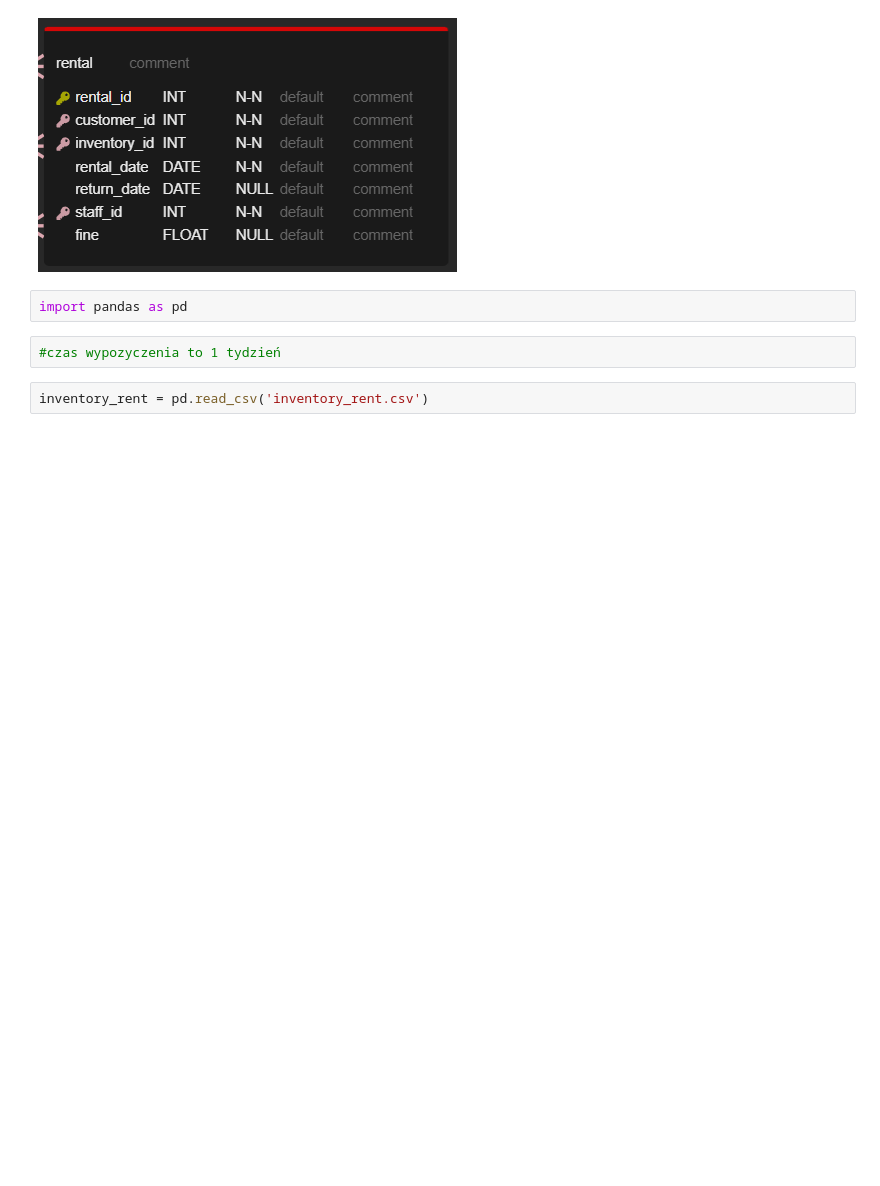
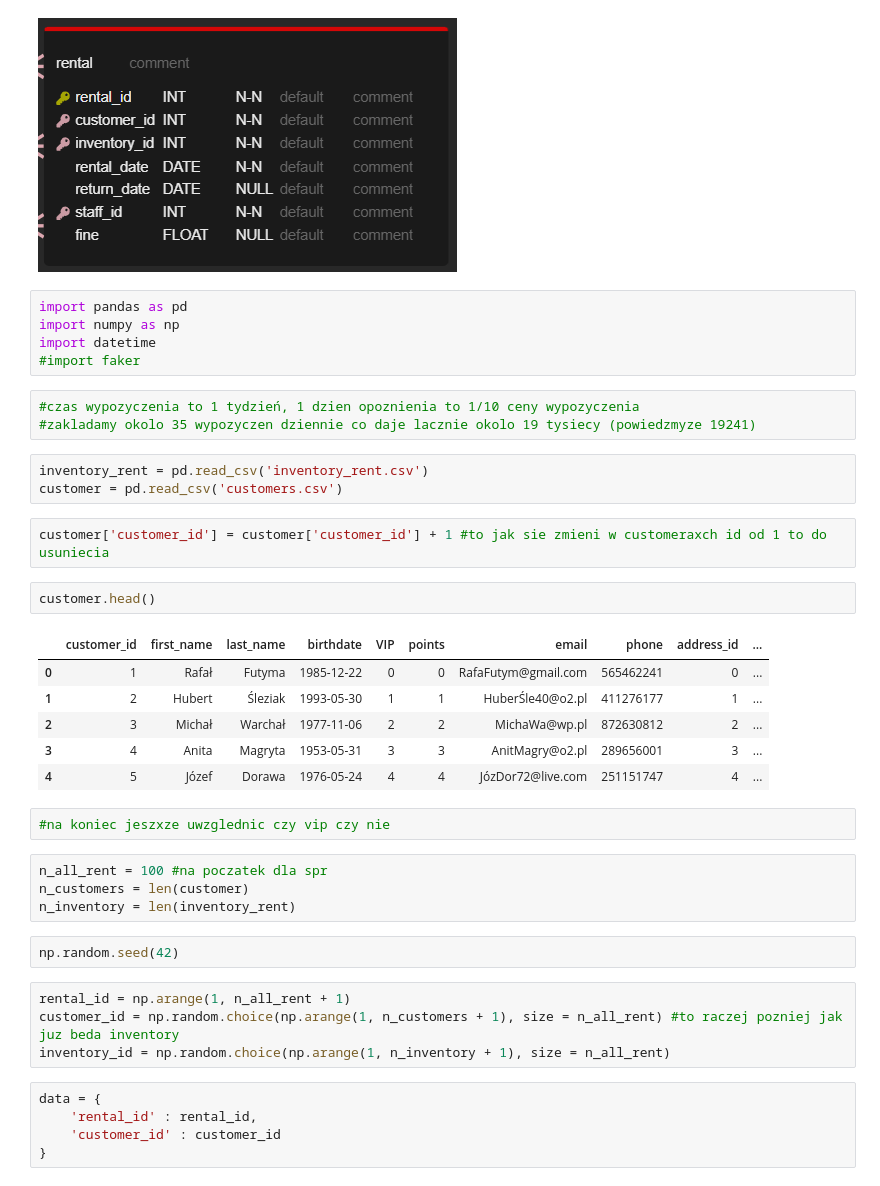
Before and after one commit to Staszek15/store-database, a Jupyter notebook: rental.ipynb, the cells around one changed output. Saved outputs shown, nothing was run; the diff lists cells and outputs as text; blank space fills up the shorter version.

```diff
--- a/rental.ipynb
+++ b/rental.ipynb
@@ -2,7 +2,40 @@
 ![image.png](attachment:image.png)
 # %%
 import pandas as pd
+import numpy as np
+import datetime
+#import faker
 # %%
-#czas wypozyczenia to 1 tydzień
+#czas wypozyczenia to 1 tydzień, 1 dzien opoznienia to 1/10 ceny wypozyczenia
+#zakladamy okolo 35 wypozyczen dziennie co daje lacznie okolo 19 tysiecy (powiedzmyze 19241)
 # %%
 inventory_rent = pd.read_csv('inventory_rent.csv')
+customer = pd.read_csv('customers.csv')
+# %%
+customer['customer_id'] = customer['customer_id'] + 1 #to jak sie zmieni w customeraxch id od 1 to do usuniecia
+# %%
+customer.head()
+# %% [output]
+|  | customer_id | first_name | last_name | birthdate | VIP | points | email | phone | address_id | ... |
+| 0 | 1 | Rafał | Futyma | 1985-12-22 | 0 | 0 | RafaFutym@gmail.com | 565462241 | 0 | ... |
+| 1 | 2 | Hubert | Śleziak | 1993-05-30 | 1 | 1 | HuberŚle40@o2.pl | 411276177 | 1 | ... |
+| 2 | 3 | Michał | Warchał | 1977-11-06 | 2 | 2 | MichaWa@wp.pl | 872630812 | 2 | ... |
+| 3 | 4 | Anita | Magryta | 1953-05-31 | 3 | 3 | AnitMagry@o2.pl | 289656001 | 3 | ... |
+| 4 | 5 | Józef | Dorawa | 1976-05-24 | 4 | 4 | JózDor72@live.com | 251151747 | 4 | ... |
+# %%
+#na koniec jeszxze uwzglednic czy vip czy nie
+# %%
+n_all_rent = 100 #na poczatek dla spr
+n_customers = len(customer)
+n_inventory = len(inventory_rent)
+# %%
+np.random.seed(42)
+# %%
+rental_id = np.arange(1, n_all_rent + 1)
+customer_id = np.random.choice(np.arange(1, n_customers + 1), size = n_all_rent) #to raczej pozniej jak juz beda inventory
+inventory_id = np.random.choice(np.arange(1, n_inventory + 1), size = n_all_rent)
+# %%
+data = {
+    'rental_id' : rental_id,
+    'customer_id' : customer_id
+}
```
Also changed, not shown: parts of 10 cells of this notebook.
